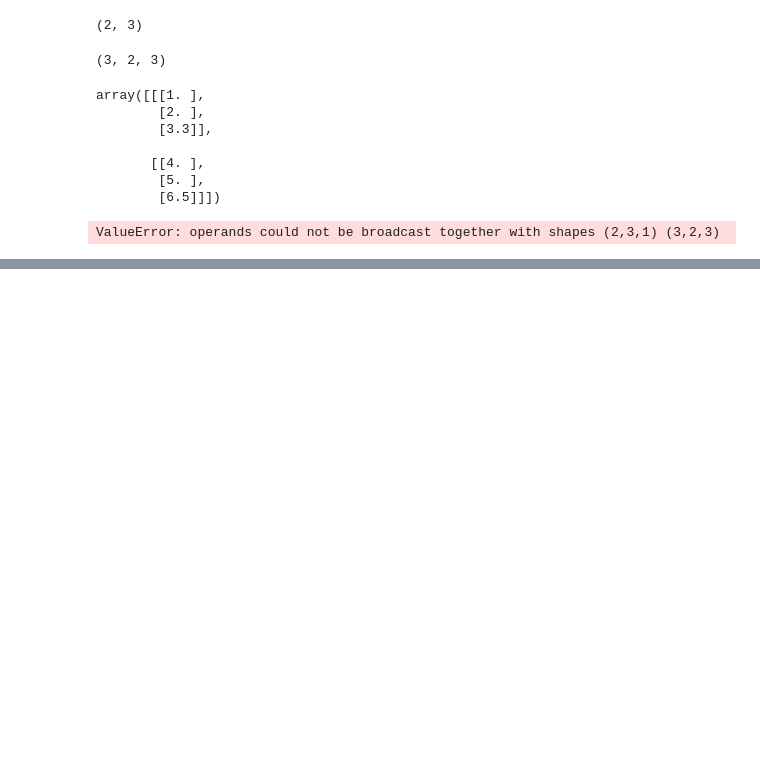
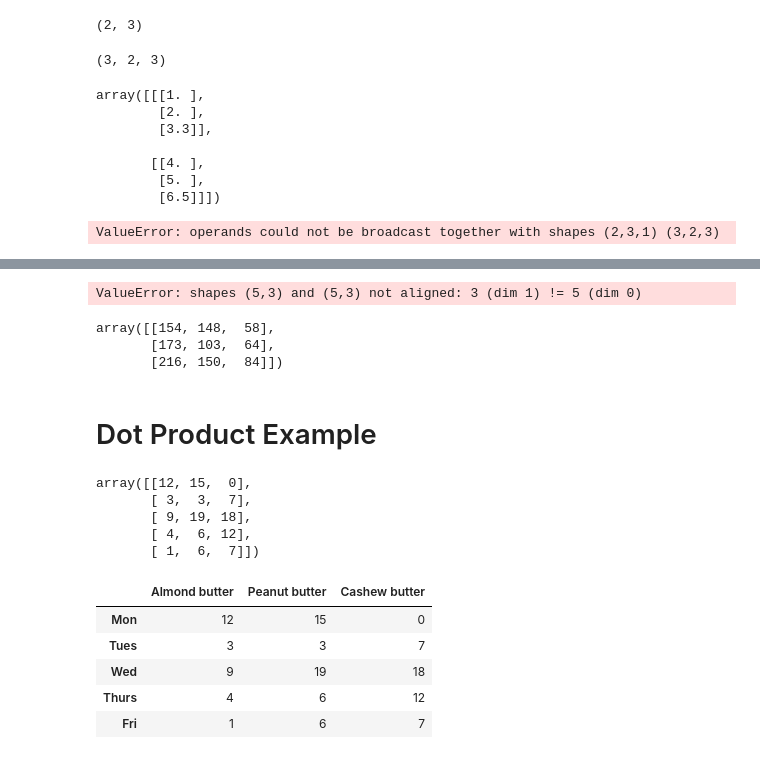
Before and after one commit to AliNisarAhmed/ml-ds-course, a Jupyter notebook: sample-project/Introduction to Numpy.ipynb, the cells around one changed output, grey strips where cells are left out. Cells and saved outputs as stored; diff of their text form; code cells hidden in the pictures; blank space fills up the shorter version.

```diff
--- a/sample-project/Introduction to Numpy.ipynb
+++ b/sample-project/Introduction to Numpy.ipynb
@@ -459,0 +502,37 @@ ValueError: operands could not be broadcast together with shapes (2,3,1) (3,2,3)
+# %%
+# Dot product
+np.dot(mat1, mat2)
+# %% [output]
+ValueError: shapes (5,3) and (5,3) not aligned: 3 (dim 1) != 5 (dim 0)
+# %%
+mat3 = np.dot(mat1.T, mat2)
+mat3
+# %% [output]
+array([[154, 148,  58],
+       [173, 103,  64],
+       [216, 150,  84]])
+# %% [markdown]
+# Dot Product Example
+# %%
+np.random.seed(0)
+sales_amount = np.random.randint(20, size=(5,3))
+sales_amount
+# %% [output]
+array([[12, 15,  0],
+       [ 3,  3,  7],
+       [ 9, 19, 18],
+       [ 4,  6, 12],
+       [ 1,  6,  7]])
+# %%
+# create weekly_sales DataFrame
+weekly_sales = pd.DataFrame(sales_amount, index=["Mon", "Tues", "Wed", "Thurs", "Fri"],
+                                            columns=["Almond butter", "Peanut butter", "Cashew butter"])
+# %%
+weekly_sales
+# %% [output]
+|  | Almond butter | Peanut butter | Cashew butter |
+| Mon | 12 | 15 | 0 |
+| Tues | 3 | 3 | 7 |
+| Wed | 9 | 19 | 18 |
+| Thurs | 4 | 6 | 12 |
+| Fri | 1 | 6 | 7 |
```
Also changed, not shown: parts of 42 cells of this notebook, 5 other files.
